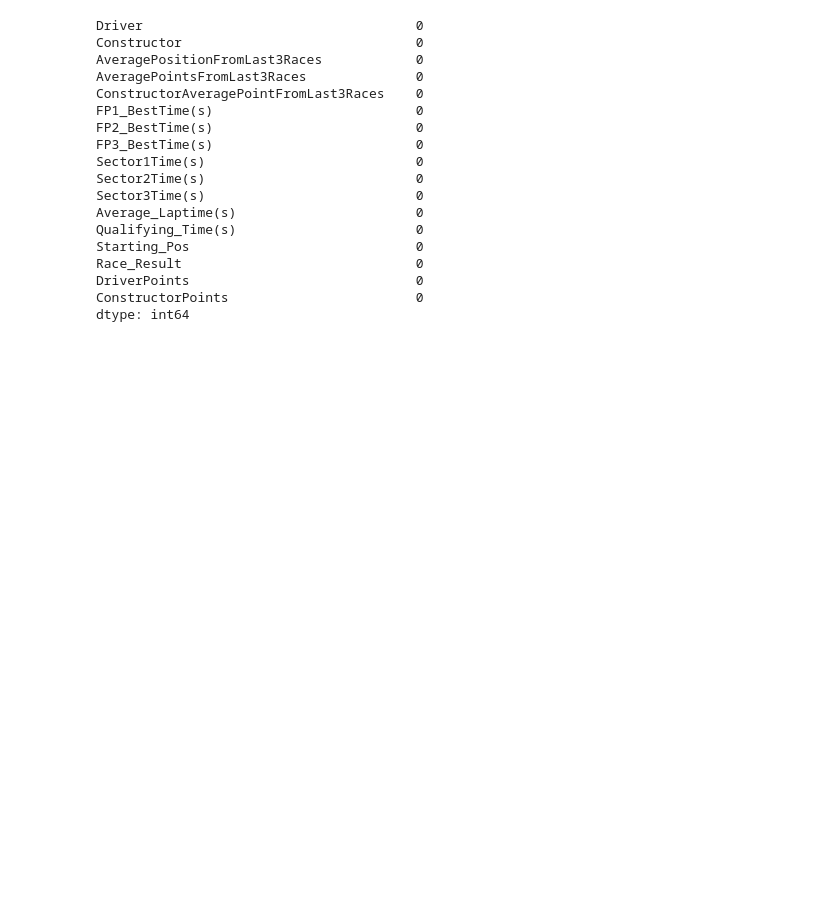
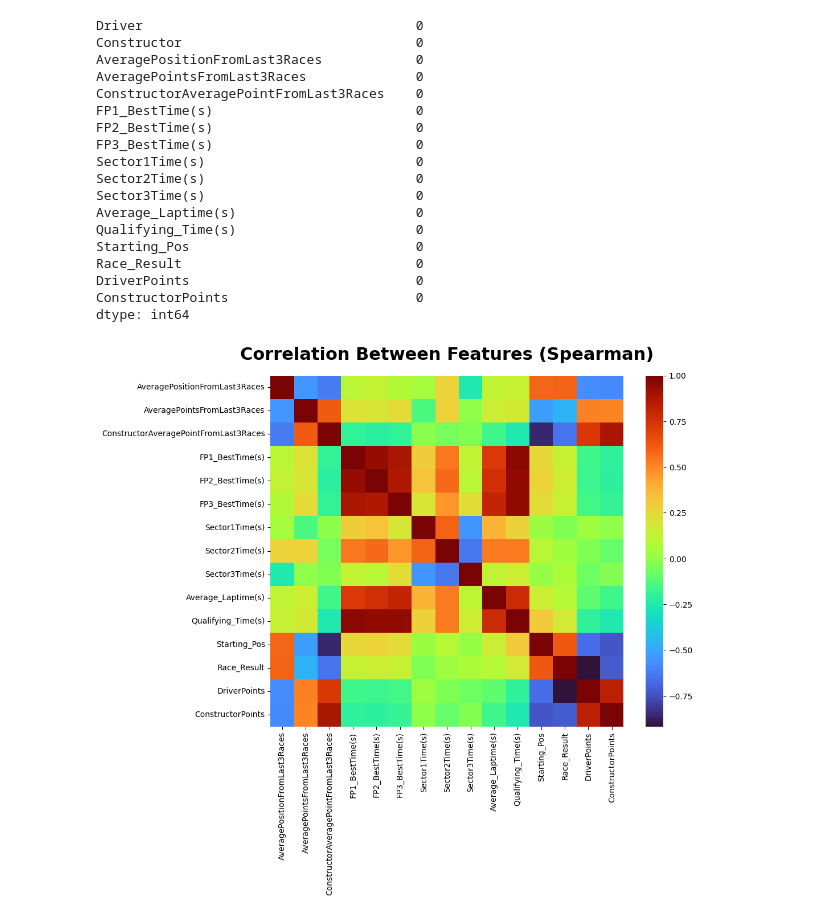
Before and after one commit to SatyamKumar457/F1-2026-Prediction, a Jupyter notebook: Race/06.MonacoGP/EDA.ipynb, the cells around one changed output. Saved outputs shown, nothing was run; the diff lists cells and outputs as text; code cells hidden in the pictures; blank space fills up the shorter version.

```diff
--- a/Race/06.MonacoGP/EDA.ipynb
+++ b/Race/06.MonacoGP/EDA.ipynb
@@ -147,3 +147,12 @@ Race_Result                              0
 DriverPoints                             0
 ConstructorPoints                        0
 dtype: int64
+# %%
+plt.figure(figsize=(10,8))
+sns.heatmap(TRA.iloc[:,2:].corr(method='spearman'), cmap='turbo')
+
+plt.title('Correlation Between Features (Spearman)', fontsize=22, fontweight='bold',pad=20)
+plt.savefig('Plots/Correlation_Heatmap.png', dpi=300, bbox_inches='tight')
+plt.show()
+# %% [output]
+[figure, added]
```
Also changed, not shown: parts of 1 cell of this notebook, 2 other files.
